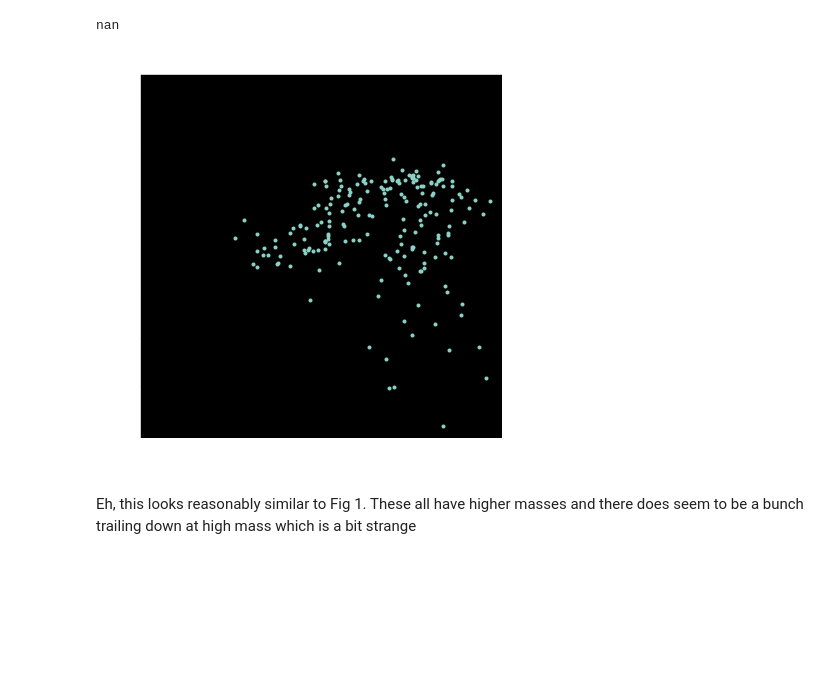
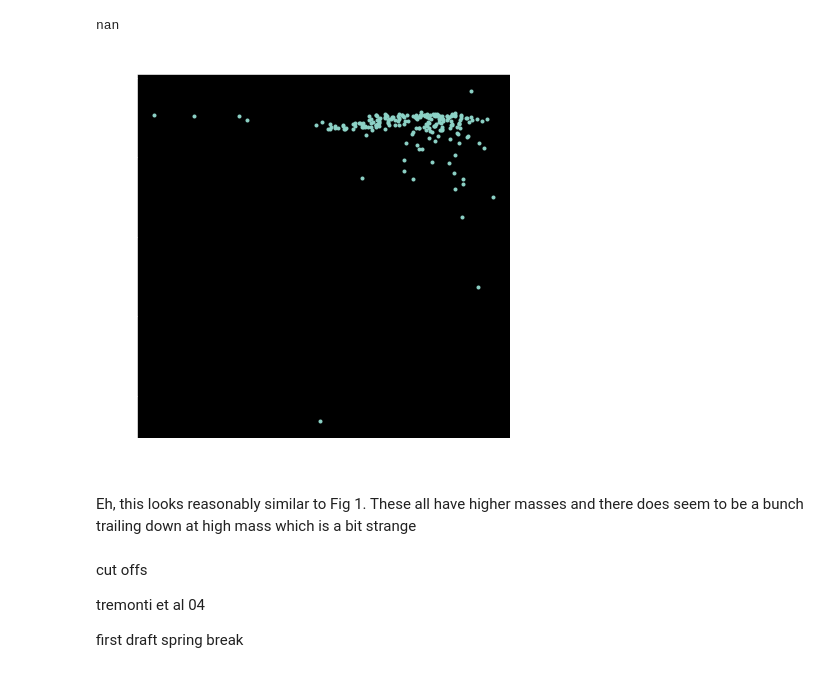
Before and after one commit to NicoAdams/Stripe82Clumps, a Jupyter notebook: mike_sandbox.ipynb, the cells around one changed output. Drawn from its saved outputs; the diff is of its cells as text; code cells hidden in the pictures; blank space fills up the shorter version.

```diff
--- a/mike_sandbox.ipynb
+++ b/mike_sandbox.ipynb
@@ -690,14 +690,20 @@ nan
 # %%
 plt.figure(figsize=(6,6))
 plt.scatter(catSDSS['logM'],catSDSS['M91'],marker = '.')
 plt.title('M91 Calibration')
 plt.xlabel('log M')
 plt.ylabel('log (O/H) + 12')
-plt.xlim(8,12)
-plt.ylim(8,9.5)
+# plt.xlim(8,12)
+# plt.ylim(8,9.5)
 plt.tight_layout()
 plt.savefig('mikesandboximgs/m91.png')
 # %% [output]
-[figure, old version]
+[figure, new version]
 # %% [markdown]
 Eh, this looks reasonably similar to Fig 1. These all have higher masses and there does seem to be a bunch trailing down at high mass which is a bit strange
+# %% [markdown]
+cut offs
+
+tremonti et al 04
+
+first draft spring break
```
Also changed, not shown: parts of 6 cells of this notebook, 6 other files.
